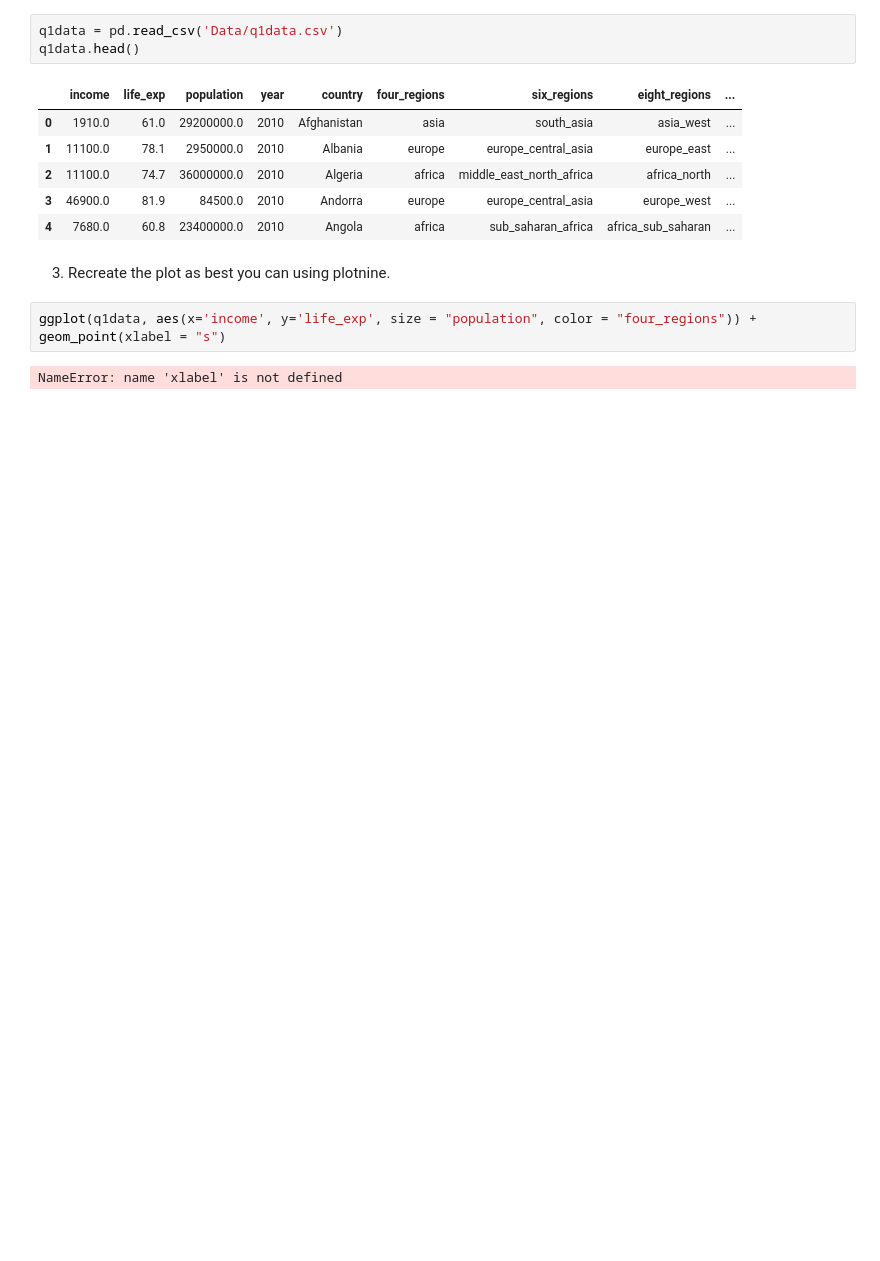
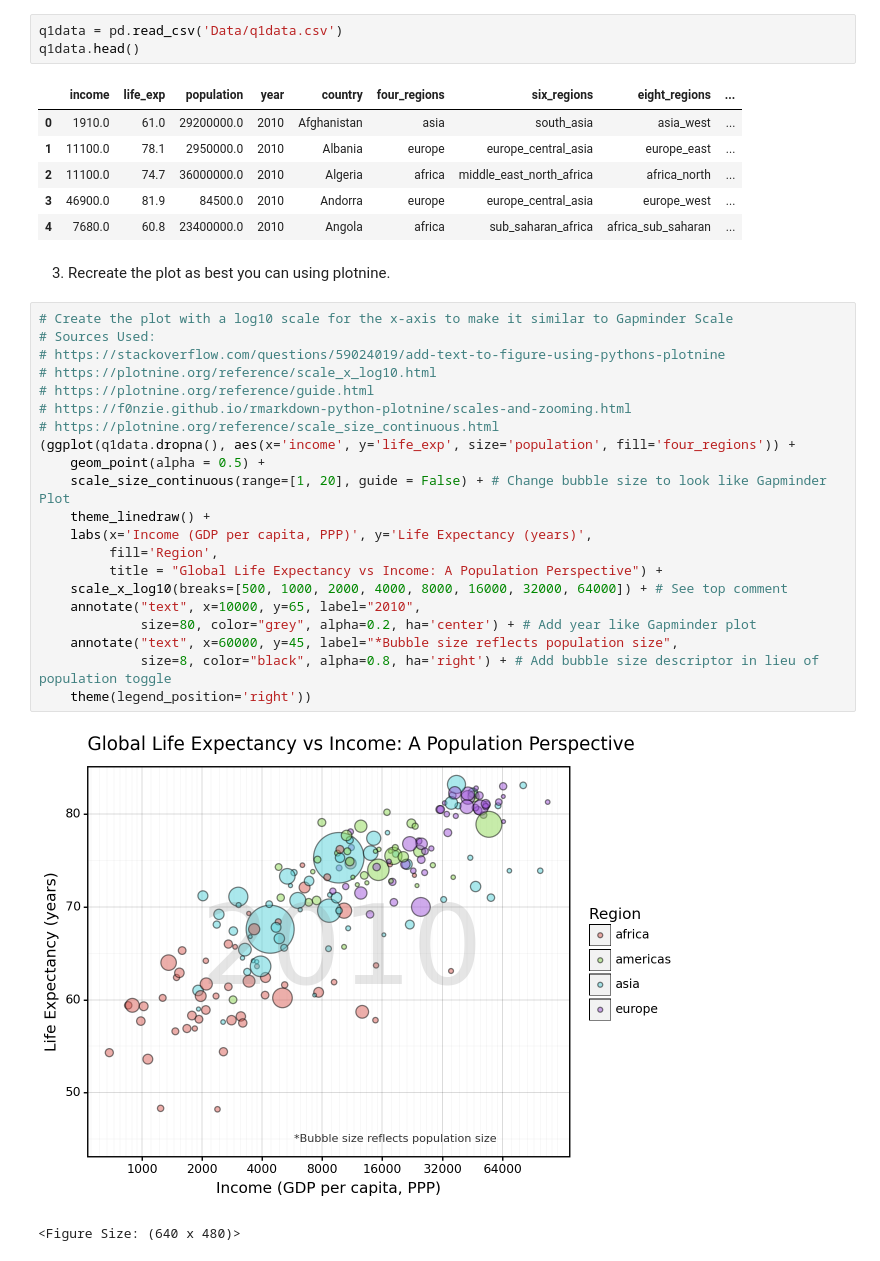
Before and after one commit to bellamccarty/GSB-544, a Jupyter notebook: Labs/Lab01/Lab01.ipynb, the cells around one changed output. Drawn from its saved outputs; the diff is of its cells as text; blank space fills up the shorter version.

```diff
--- a/Labs/Lab01/Lab01.ipynb
+++ b/Labs/Lab01/Lab01.ipynb
@@ -44,6 +49,26 @@ q1data.head()
 # %% [markdown]
 3. Recreate the plot as best you can using plotnine.
 # %%
-ggplot(q1data, aes(x='income', y='life_exp', size = "population", color = "four_regions")) + geom_point(xlabel = "s")
+# Create the plot with a log10 scale for the x-axis to make it similar to Gapminder Scale
+# Sources Used:
+# https://stackoverflow.com/questions/59024019/add-text-to-figure-using-pythons-plotnine
+# https://plotnine.org/reference/scale_x_log10.html
+# https://plotnine.org/reference/guide.html
+# https://f0nzie.github.io/rmarkdown-python-plotnine/scales-and-zooming.html
+# https://plotnine.org/reference/scale_size_continuous.html
+(ggplot(q1data.dropna(), aes(x='income', y='life_exp', size='population', fill='four_regions')) +
+    geom_point(alpha = 0.5) +
+    scale_size_continuous(range=[1, 20], guide = False) + # Change bubble size to look like Gapminder Plot
+    theme_linedraw() +
+    labs(x='Income (GDP per capita, PPP)', y='Life Expectancy (years)',
+         fill='Region',
+         title = "Global Life Expectancy vs Income: A Population Perspective") +
+    scale_x_log10(breaks=[500, 1000, 2000, 4000, 8000, 16000, 32000, 64000]) + # See top comment
+    annotate("text", x=10000, y=65, label="2010",
+             size=80, color="grey", alpha=0.2, ha='center') + # Add year like Gapminder plot
+    annotate("text", x=60000, y=45, label="*Bubble size reflects population size",
+             size=8, color="black", alpha=0.8, ha='right') + # Add bubble size descriptor in lieu of population toggle
+    theme(legend_position='right'))
 # %% [output]
+[figure, added]
-NameError: name 'xlabel' is not defined
+<Figure Size: (640 x 480)>
```
Also changed, not shown: parts of 13 cells of this notebook, 3 other files.
